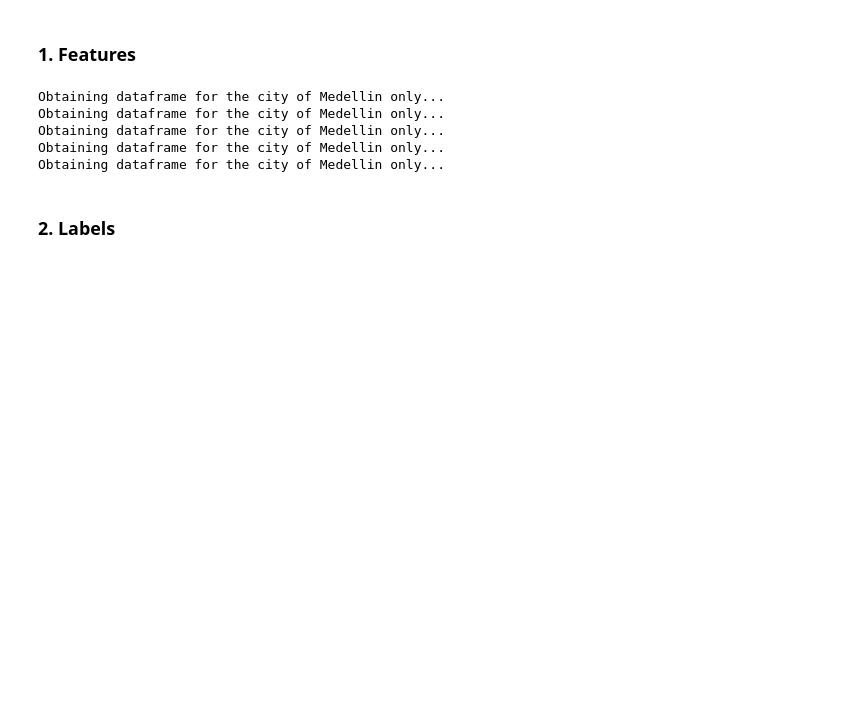
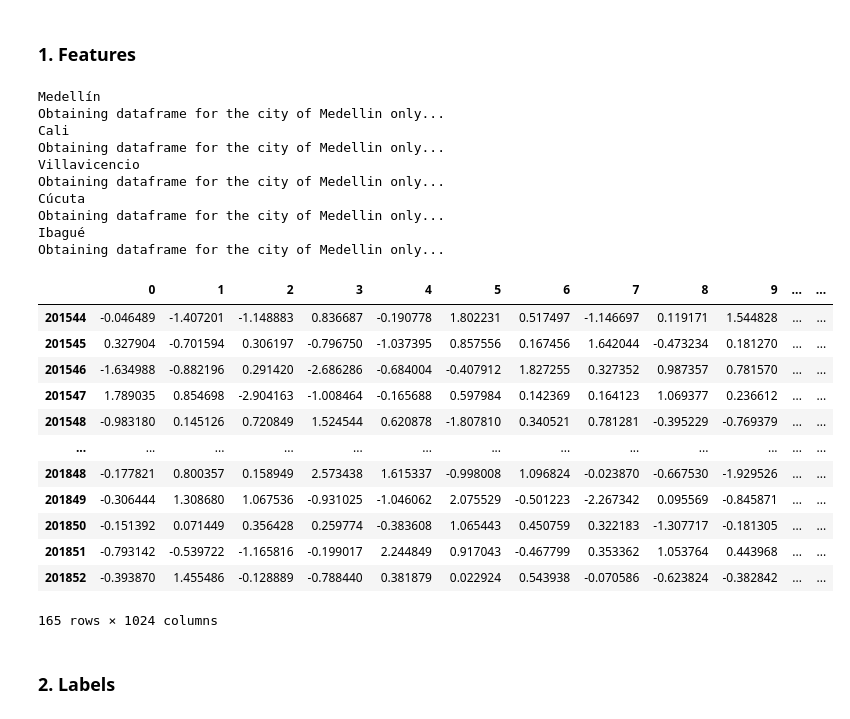
Before and after one commit to mitcriticaldatacolombia/SatelliteBench_deprecated, a Jupyter notebook: models/global/satellite_imagery_time_series_novel_architectures/Global_LSTM_classification-tests.ipynb, the cells around one changed output. Saved outputs shown, nothing was run; the diff lists cells and outputs as text; code cells hidden in the pictures; blank space fills up the shorter version.

```diff
--- a/models/global/satellite_imagery_time_series_novel_architectures/Global_LSTM_classification-tests.ipynb
+++ b/models/global/satellite_imagery_time_series_novel_architectures/Global_LSTM_classification-tests.ipynb
@@ -35,7 +35,7 @@ from datetime import date as convert_to_date
 import warnings
 warnings.filterwarnings('ignore')
 # %%
-embeddings = 'Embeddings/embeddings_vae_1024features_augmented.csv'
+embeddings = 'Embeddings/embeddings_vae_1024features.csv'
 labels = 'Tabular_data/Label_CSV_All_Municipality.csv'
 Municipalities = ['Medellín', 'Cali', 'Villavicencio', 'Cúcuta', 'Ibagué']
 # %% [markdown]
@@ -86,13 +88,31 @@ def read_features(path, Municipality = None):
     return df
 # %%
 features_df = [read_features(path=embeddings, Municipality=municipality) for municipality in Municipalities]
-#features_df[0]
+features_df[0]
 # %% [output]
+Medellín
 Obtaining dataframe for the city of Medellin only...
+Cali
 Obtaining dataframe for the city of Medellin only...
+Villavicencio
 Obtaining dataframe for the city of Medellin only...
+Cúcuta
 Obtaining dataframe for the city of Medellin only...
+Ibagué
 Obtaining dataframe for the city of Medellin only...
+|  | 0 | 1 | 2 | 3 | 4 | 5 | 6 | 7 | 8 | 9 | ... | ... |
+| 201544 | -0.046489 | -1.407201 | -1.148883 | 0.836687 | -0.190778 | 1.802231 | 0.517497 | -1.146697 | 0.119171 | 1.544828 | ... | ... |
+| 201545 | 0.327904 | -0.701594 | 0.306197 | -0.796750 | -1.037395 | 0.857556 | 0.167456 | 1.642044 | -0.473234 | 0.181270 | ... | ... |
+| 201546 | -1.634988 | -0.882196 | 0.291420 | -2.686286 | -0.684004 | -0.407912 | 1.827255 | 0.327352 | 0.987357 | 0.781570 | ... | ... |
+| 201547 | 1.789035 | 0.854698 | -2.904163 | -1.008464 | -0.165688 | 0.597984 | 0.142369 | 0.164123 | 1.069377 | 0.236612 | ... | ... |
+| 201548 | -0.983180 | 0.145126 | 0.720849 | 1.524544 | 0.620878 | -1.807810 | 0.340521 | 0.781281 | -0.395229 | -0.769379 | ... | ... |
+| ... | ... | ... | ... | ... | ... | ... | ... | ... | ... | ... | ... | ... |
+| 201848 | -0.177821 | 0.800357 | 0.158949 | 2.573438 | 1.615337 | -0.998008 | 1.096824 | -0.023870 | -0.667530 | -1.929526 | ... | ... |
+| 201849 | -0.306444 | 1.308680 | 1.067536 | -0.931025 | -1.046062 | 2.075529 | -0.501223 | -2.267342 | 0.095569 | -0.845871 | ... | ... |
+| 201850 | -0.151392 | 0.071449 | 0.356428 | 0.259774 | -0.383608 | 1.065443 | 0.450759 | 0.322183 | -1.307717 | -0.181305 | ... | ... |
+| 201851 | -0.793142 | -0.539722 | -1.165816 | -0.199017 | 2.244849 | 0.917043 | -0.467799 | 0.353362 | 1.053764 | 0.443968 | ... | ... |
+| 201852 | -0.393870 | 1.455486 | -0.128889 | -0.788440 | 0.381879 | 0.022924 | 0.543938 | -0.070586 | -0.623824 | -0.382842 | ... | ... |
+165 rows × 1024 columns
 # %% [markdown]
 ### 2. Labels
 # %%
```
Also changed, not shown: parts of 11 cells of this notebook.
